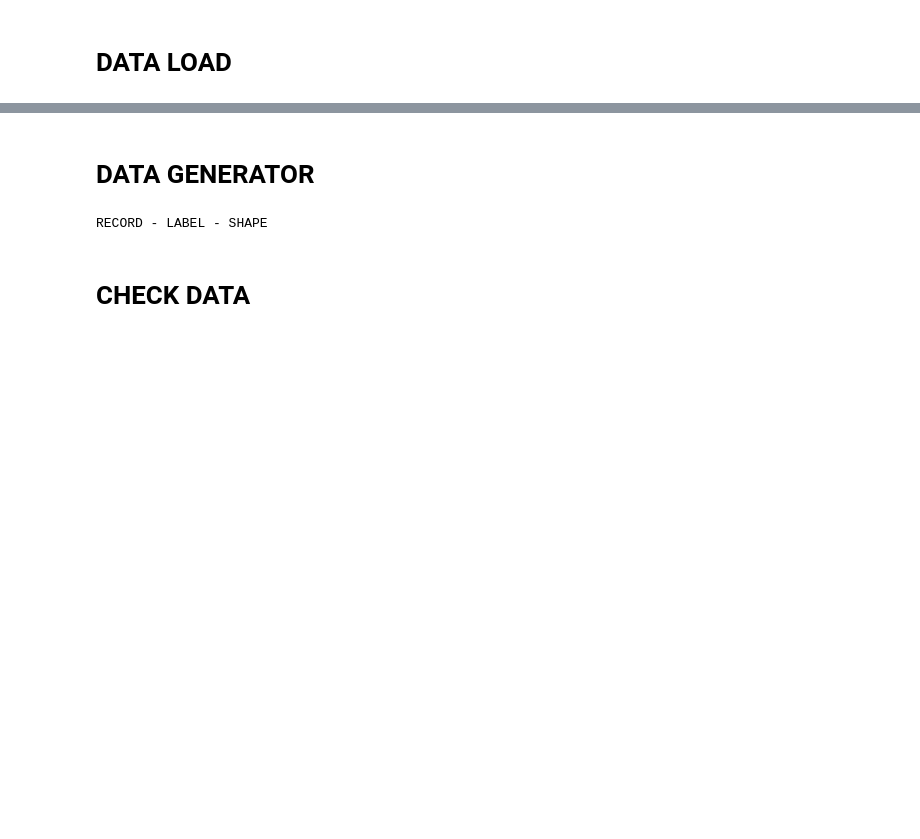
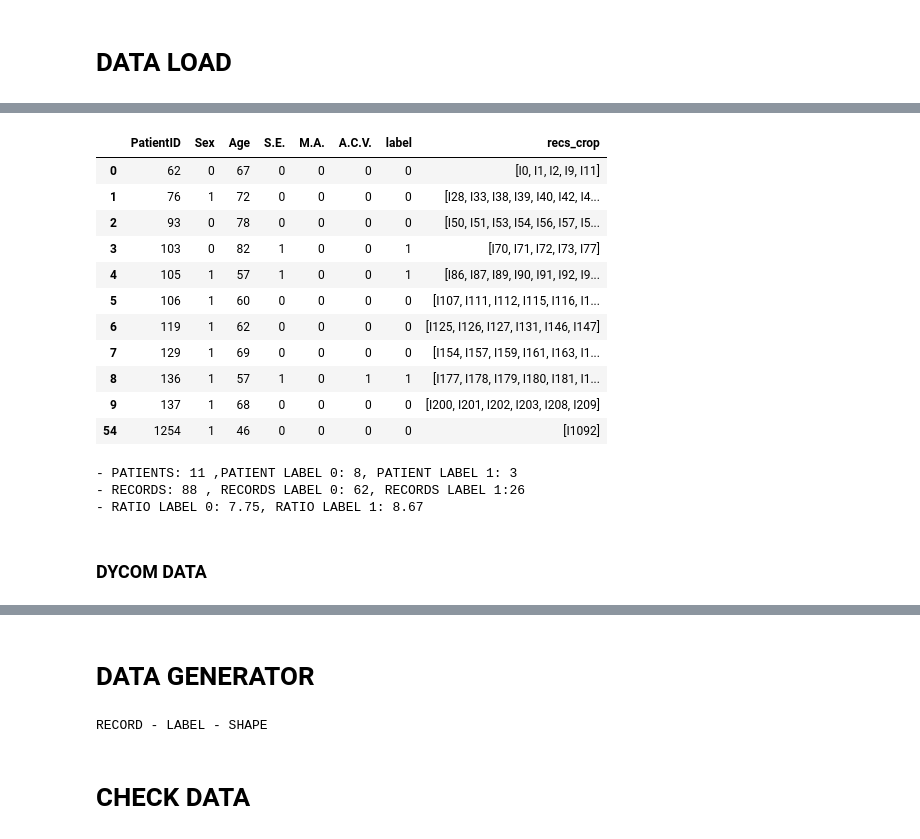
Before and after one commit to DanPinGar/python-machine-learning, a Jupyter notebook: emboendo_ML/embo_CNN_lab/data_2_CNN.ipynb, the cells around one changed output, grey strips where cells are left out. Drawn from its saved outputs; the diff is of its cells as text; code cells hidden in the pictures; blank space fills up the shorter version.

```diff
--- a/emboendo_ML/embo_CNN_lab/data_2_CNN.ipynb
+++ b/emboendo_ML/embo_CNN_lab/data_2_CNN.ipynb
@@ -18,15 +21,20 @@ init_time = time.time()
 pkl_d_p = 'C:\PROJECTS\emboendo\CNN/input_d.pkl'
 pkl_train_p='C:\PROJECTS\emboendo\CNN/train_d.pkl'
 # %%
+d_type= 'processed_image'  # dycom, synthetic, 'processed_image'
+
+# ------- PROCESS NUMPY IMAGES --------------
+
+json_fix_sq_p='C:\PROJECTS\emboendo\dicom_viewer\_static\Jsons\points_fix_d.json'
+
 # ------- PROCESS DICOM DATA --------------
 
-data_load_dicom,generate_new_peakle=True,True
+generate_new_peakle=True
 
 max_frames_allowed=40
 
 # ------- GENERATE SYNTHETIC DATA --------------
 
-generate_new_data=False
 
 
 # --------- LOAD TRAN DATA ------------
@@ -39,0 +50,11 @@ video_d=True                                    # Video = True , Image = False
+# %%
+if d_type== 'processed_image':
+
+    input_d={}
+
+    with open(json_fix_sq_p, 'r') as json_file:
+        json_d = json.load(json_file)
+
+    #print(list(json_d.keys()))
+
+display(json_d)
@@ -40,2 +79,51 @@ video_d=True                                    # Video = True , Image = False
+# %%
+if d_type== 'processed_image':
+
+    patients_recs_d_df=CNN_utilities.main_d_df()
+    patients_labels_d_df=CNN_utilities.labels_df()
+    patients_d_df=pd.merge( patients_labels_d_df,patients_recs_d_df, on='PatientID')
+
+    def find_recs(row):
+
+        rec_true = [record for record in row['Records'] if record in list(json_d.keys())]
+
+        return pd.Series({'recs_crop': rec_true})
+
+    new_col = patients_d_df.apply(find_recs, axis=1)
+    patients_d_df = pd.concat([patients_d_df, new_col], axis=1)
+    patients_d_df=patients_d_df.drop('Records', axis=1)
+    patients_d_df =  patients_d_df[patients_d_df['recs_crop'].apply(lambda x: x != [])]
+
+
+    display(patients_d_df)
+# %% [output]
+|  | PatientID | Sex | Age | S.E. | M.A. | A.C.V. | label | recs_crop |
+| 0 | 62 | 0 | 67 | 0 | 0 | 0 | 0 | [I0, I1, I2, I9, I11] |
+| 1 | 76 | 1 | 72 | 0 | 0 | 0 | 0 | [I28, I33, I38, I39, I40, I42, I4... |
+| 2 | 93 | 0 | 78 | 0 | 0 | 0 | 0 | [I50, I51, I53, I54, I56, I57, I5... |
+| 3 | 103 | 0 | 82 | 1 | 0 | 0 | 1 | [I70, I71, I72, I73, I77] |
+| 4 | 105 | 1 | 57 | 1 | 0 | 0 | 1 | [I86, I87, I89, I90, I91, I92, I9... |
+| 5 | 106 | 1 | 60 | 0 | 0 | 0 | 0 | [I107, I111, I112, I115, I116, I1... |
+| 6 | 119 | 1 | 62 | 0 | 0 | 0 | 0 | [I125, I126, I127, I131, I146, I147] |
+| 7 | 129 | 1 | 69 | 0 | 0 | 0 | 0 | [I154, I157, I159, I161, I163, I1... |
+| 8 | 136 | 1 | 57 | 1 | 0 | 1 | 1 | [I177, I178, I179, I180, I181, I1... |
+| 9 | 137 | 1 | 68 | 0 | 0 | 0 | 0 | [I200, I201, I202, I203, I208, I209] |
+| 54 | 1254 | 1 | 46 | 0 | 0 | 0 | 0 | [I1092] |
+# %%
+if d_type== 'processed_image':
+
+    tot_recs=sum(len(records) for records in patients_d_df['recs_crop'])
+    filtered_df_0,filtered_df_1 = patients_d_df[patients_d_df['label'] == 0],patients_d_df[patients_d_df['label'] == 1]
+    label_0,label_1 = sum(len(records) for records in filtered_df_0['recs_crop']),sum(len(records) for records in filtered_df_1['recs_crop'])
+
+    print(f'- PATIENTS: {patients_d_df.shape[0]} ,PATIENT LABEL 0: {sum(patients_d_df["label"]==0)}, PATIENT LABEL 1: {sum(patients_d_df["label"]==1)}')
+    print( f'- RECORDS: {tot_recs} , RECORDS LABEL 0: {label_0}, RECORDS LABEL 1:{label_1}')
+    print(f'- RATIO LABEL 0: {np.round(label_0/sum(patients_d_df["label"]==0),decimals=2)}, RATIO LABEL 1: {np.round(label_1/sum(patients_d_df["label"]==1),decimals=2)}')
+# %% [output]
+- PATIENTS: 11 ,PATIENT LABEL 0: 8, PATIENT LABEL 1: 3
+- RECORDS: 88 , RECORDS LABEL 0: 62, RECORDS LABEL 1:26
+- RATIO LABEL 0: 7.75, RATIO LABEL 1: 8.67
+# %% [markdown]
+### DYCOM DATA
 # %%
 
```
Also changed, not shown: parts of 12 cells of this notebook, 3 other files.
